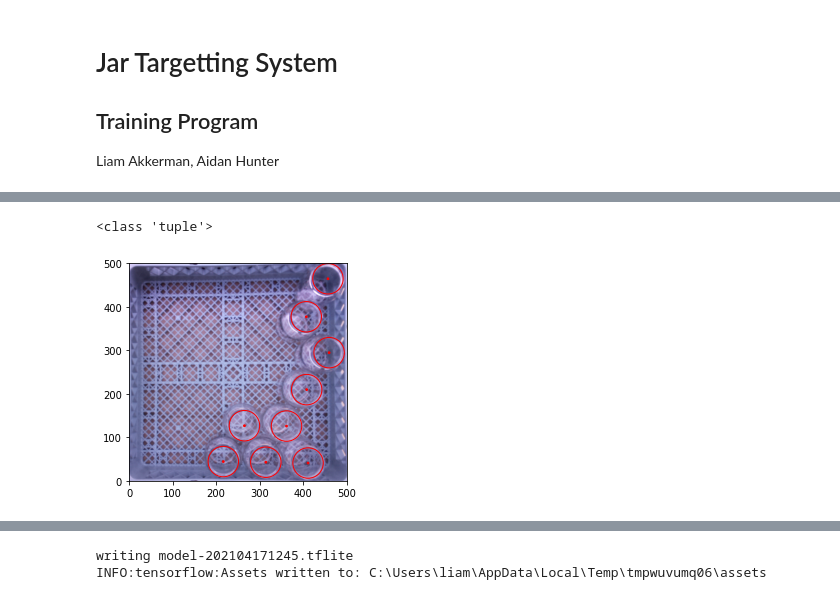
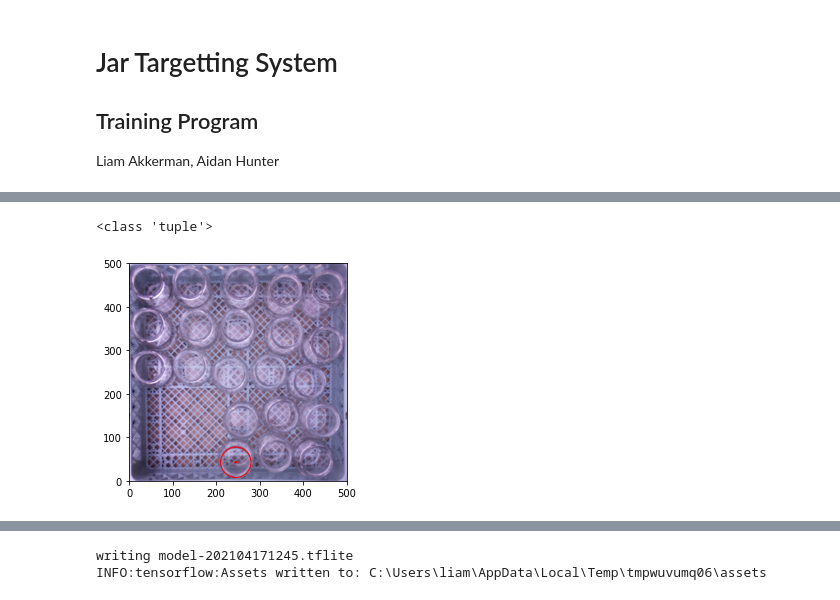
Before and after one commit to LiamAkkerman/Jar-Vision-System, a Jupyter notebook: desktop/main.ipynb, the cells around one changed output, grey strips where cells are left out. Cells and saved outputs as stored; diff of their text form; code cells hidden in the pictures.

Commit message:
implement training data as array of closest coord
rough state, it's broken elsewhere

```diff
--- a/desktop/main.ipynb
+++ b/desktop/main.ipynb
@@ -52,6 +52,12 @@ def overlay_centres(coords, ax):
     overlays list of coordinates as red circles onto a plt axis obeject (created with subplot)
     '''
 
+    import matplotlib.patches as patches
+
+    # if only a single coord and not a list of coords
+    if type(coords) is tuple:
+        coords = [coords]
+
     for point in coords:
         outline_marker = patches.Circle(point, radius=35, linewidth=1, edgecolor='r', facecolor='none')
         ax.add_patch(outline_marker)
@@ -74,15 +83,39 @@ for archive in archive_list:
+# %%
+def close_coord(coords, referance=(0,0)):
+    ''' return the coordinate closeset to (0,0) '''
+
+    if len(coords) == 0:
+        return list()
+    return sorted(coords, key=np.linalg.norm)[0]
+# %%
+def coord_rot270(coords, shape=(500,500)):
+    if len(coords) == 0:
+        return list()
+
+    coords_out = list()
+    for coord in coords:
+        pt = np.asarray(coord)
+        rot = np.array([[0,-1],[1,0]])
+        trans = np.array([shape[0], 0])
+        coords_out.append(tuple(np.dot(rot, pt) + trans))
+
+    return coords_out
 # %%
 # Split the data
+# all data is roated so the exit is near (0,0) to simplify finding the closest
 
-x_data = np.asarray([a['image']/255.0 for a in dataset if not a['testing']], dtype='float')
+x_data = np.asarray([np.rot90(a['image']/255.0, k=3) for a in dataset if not a['testing'] and len(a['label'])>0], dtype='float')
 
-y_data_raw = [a['label'] for a in dataset if not a['testing']]
+y_data_raw = [coord_rot270(a['label']) for a in dataset if not a['testing'] and len(a['label'])>0]
 y_data_coord = np.asarray(y_data_raw, dtype='object')
 y_data_image = coords_to_image(y_data_raw, shape=(*x_data.shape[:3], 1))
+y_data_close = np.asarray([close_coord(a) for a in y_data_raw if len(coords) > 0])
+
+print('1', y_data_close)
 
 print('loaded', len(x_data), 'datapoints')
 
-x_train, x_test, y_train, y_test = train_test_split(x_data, y_data_image, test_size=0.2, shuffle=True)
+x_train, x_test, y_train, y_test = train_test_split(x_data, y_data_close, test_size=0.2, shuffle=True)
 
 print('training:', len(x_train), 'pts,\t testing:', len(x_test), 'pts')
 print('X is shape', x_train.shape, '\tof type', type(x_train))
@@ -101,23 +147,22 @@ Y is shape (136, 500, 500, 1)   of type <class 'numpy.ndarray'>
 # %%
 # visualize samples
 from random import choice
-import matplotlib.patches as patches
 
-rand_image = choice(list(zip(x_data, y_data_coord)))
+rand_image = choice(list(zip(x_data, y_data_close)))
 print(type(rand_image))
-while len(rand_image[1]) < 5:    # make sure the chosen one is interesting
-    rand_image = choice(list(zip(x_train, y_train)))
+# while len(rand_image[1]) < 5:    # make sure the chosen one is interesting
+#     rand_image = choice(list(zip(x_train, y_train)))
 
 fig, ax = plt.subplots()
 plt.imshow(rand_image[0])
 plt.xlim([0, 500])
 plt.ylim([0, 500])
 #plt.axis('off')
 
 overlay_centres(rand_image[1], ax)
 # %% [output]
 <class 'tuple'>
-[figure, old version]
+[figure, new version]
 # %%
 # define the model layers
 # TODO currently this is just the 4th CNN from assigment 3
```
Also changed, not shown: parts of 5 cells of this notebook.
